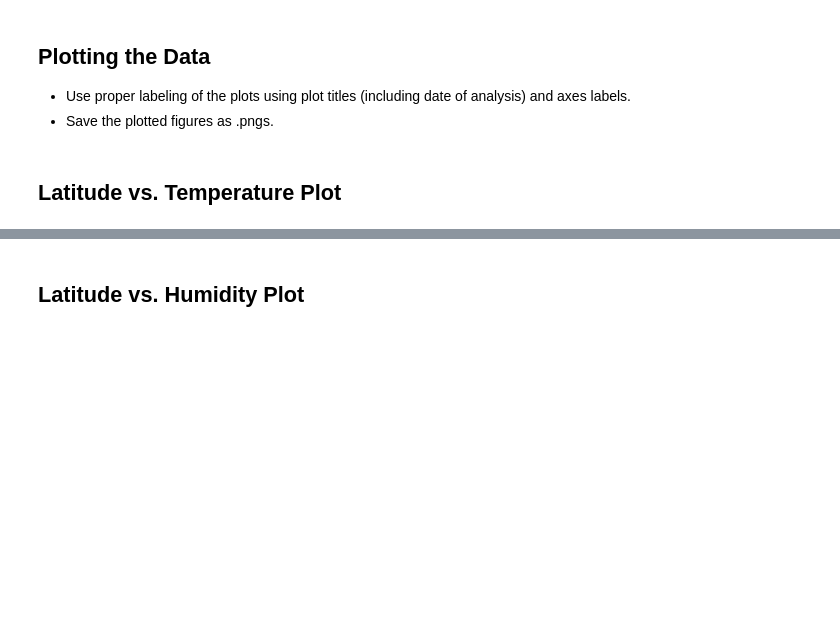
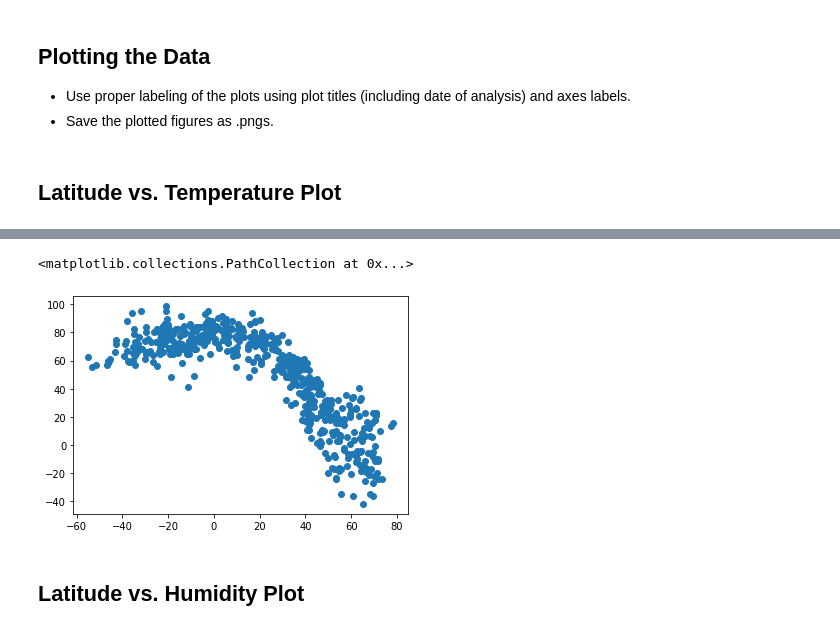
Before and after one commit to mbustillos329/python-api-challenge, a Jupyter notebook: WeatherPy/WeatherPy.ipynb, the cells around one changed output, grey strips where cells are left out. Saved outputs shown, nothing was run; the diff lists cells and outputs as text; code cells hidden in the pictures; blank space fills up the shorter version.

```diff
--- a/WeatherPy/WeatherPy.ipynb
+++ b/WeatherPy/WeatherPy.ipynb
@@ -171,0 +180,5 @@ df
+# %%
+df['Temperature - F'] = ((df['Temperature']) - 273.15) * 9/5 + 32
+df
+df['Max Temperature - F'] = ((df['Maximum Temperature']) - 273.15) * 9/5 + 32
+df
@@ -184,3 +223,7 @@ Skip this step if there are no cities that have humidity > 100%.
 * Save the plotted figures as .pngs.
 # %% [markdown]
 ## Latitude vs. Temperature Plot
+# %%
+lat_data = df['Latitude']
+max_temp_data = df['Max Temperature - F']
+max_temp_data.describe()
@@ -187,2 +240,7 @@ Skip this step if there are no cities that have humidity > 100%.
+# %%
+plt.scatter(x=lat_data,y=max_temp_data)
+# %% [output]
+<matplotlib.collections.PathCollection at 0x...>
+[figure, added]
 # %% [markdown]
 ## Latitude vs. Humidity Plot
```
Also changed, not shown: parts of 17 cells of this notebook, 1 other file.
